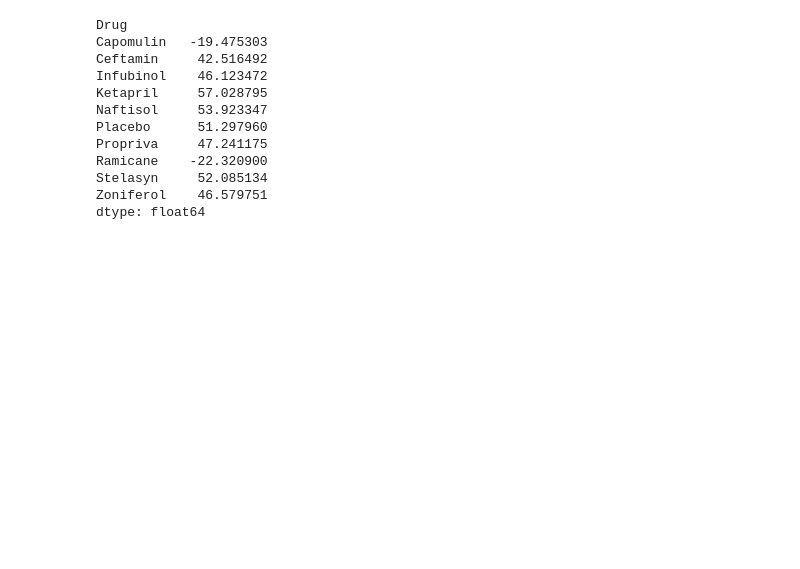
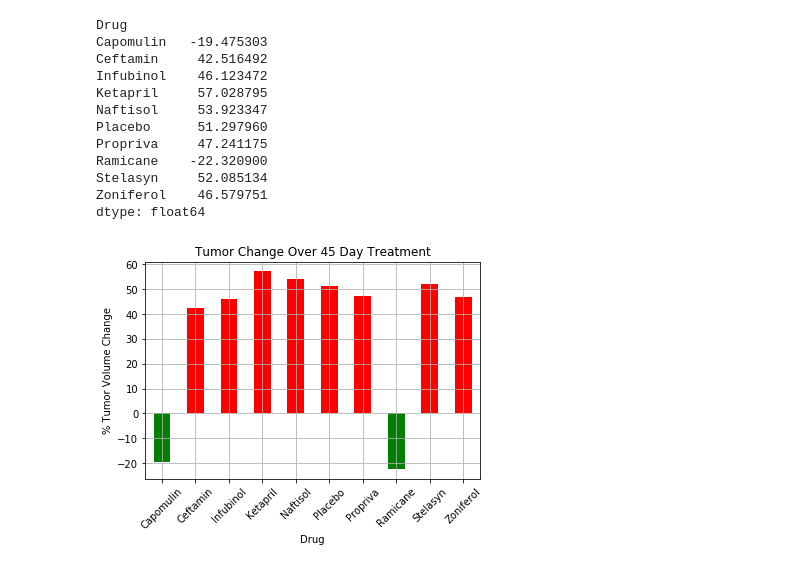
Before and after one commit to brenthl88/Matplotlib-Challenge, a Jupyter notebook: pymaceuticals_starter.ipynb, the cells around one changed output. Cells and saved outputs as stored; diff of their text form; code cells hidden in the pictures; blank space fills up the shorter version.

```diff
--- a/pymaceuticals_starter.ipynb
+++ b/pymaceuticals_starter.ipynb
@@ -399,24 +399,28 @@ Zoniferol    46.579751
 dtype: float64
 # %%
 # Store all Relevant Percent Changes into a Tuple
-
+mytuple = (percentage_change["Capomulin"], percentage_change["Infubinol"], percentage_change["Ketapril"], percentage_change["Placebo"])
 
 # Splice the data between passing and failing drugs
-
+percentage_change
 
 # Orient widths. Add labels, tick marks, etc.
-
-
+bar = percentage_change.plot(kind='bar', rot=45, color=(percentage_change > 0).map({True: 'r',
+                                                    False: 'g'}))
+plt.grid(True)
+plt.title("Tumor Change Over 45 Day Treatment")
+plt.ylabel("% Tumor Volume Change")
 # Use functions to label the percentages of changes
 
 
 # Call functions to implement the function calls
 
 
 # Save the Figure
-
+plt.savefig('figure3.pdf')
 
 # Show the Figure
-fig.show()
+# %% [output]
+[figure, added]
 # %% [markdown]
 ![Metastatic Spread During Treatment](../Images/change.png)
```
